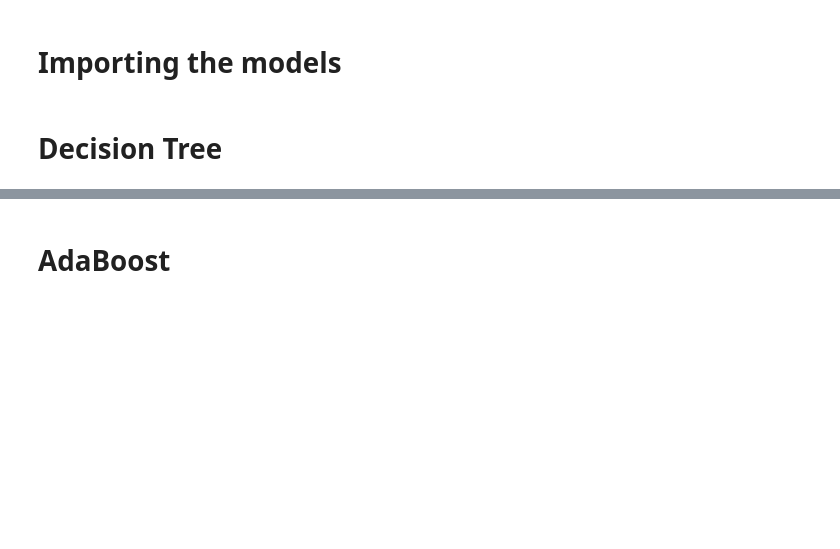
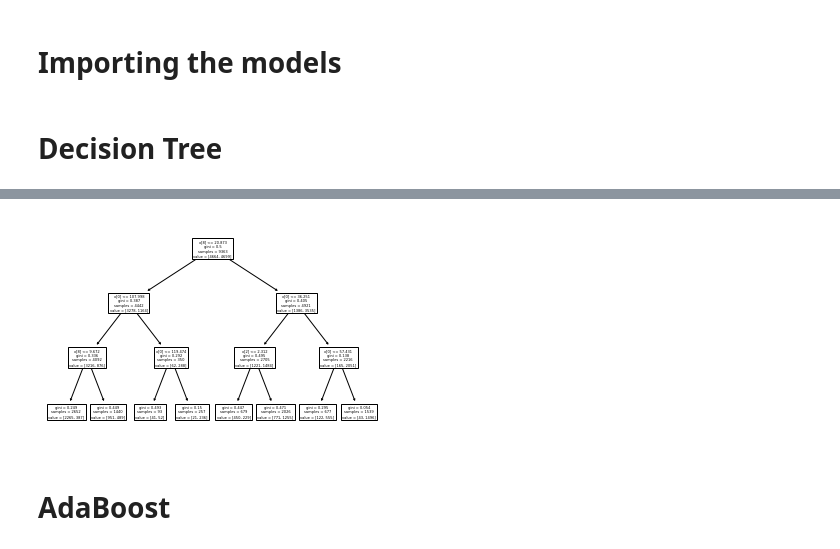
Before and after one commit to yousefkotp/MAGIC-Gamma-Telescope-Classification, a Jupyter notebook: notebook.ipynb, the cells around one changed output, grey strips where cells are left out. Saved outputs shown, nothing was run; the diff lists cells and outputs as text; code cells hidden in the pictures; blank space fills up the shorter version.

```diff
--- a/notebook.ipynb
+++ b/notebook.ipynb
@@ -38,3 +59,8 @@ from sklearn.naive_bayes import GaussianNB
+# %%
+tree.plot_tree(model)
+plt.show()
+# %% [output]
+[figure, added]
 # %% [markdown]
 # AdaBoost
 # %% [markdown]
```
Also changed, not shown: parts of 5 cells of this notebook.
